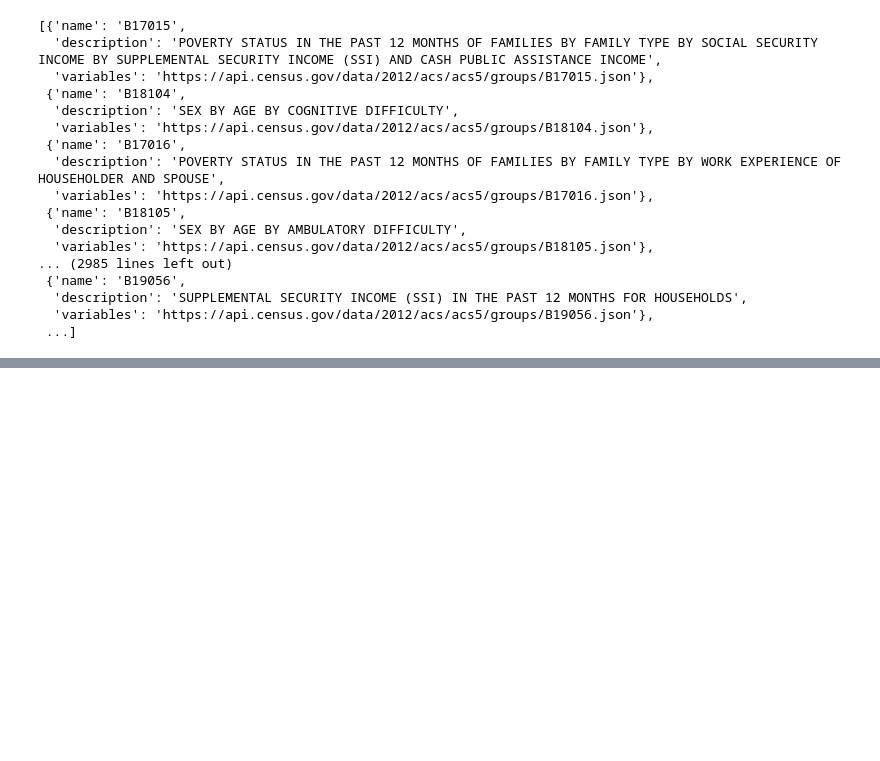
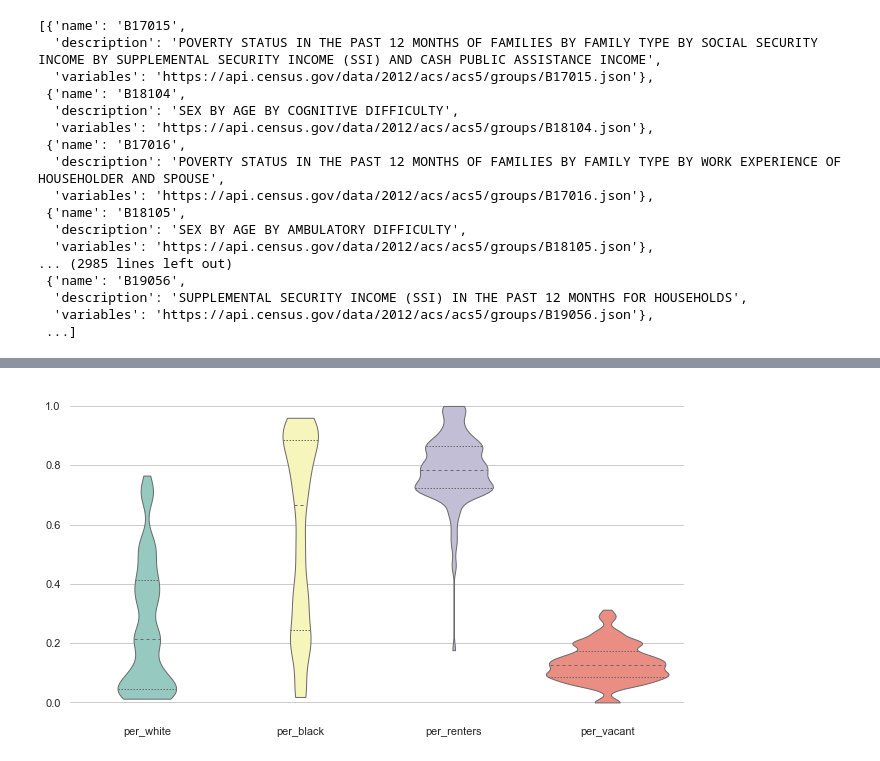
Before and after one commit to CenterForSpatialResearch/investors-NJ, a Jupyter notebook: 05_Cenus_Block_Summary.ipynb, the cells around one changed output, grey strips where cells are left out. Cells and saved outputs as stored; diff of their text form; code cells hidden in the pictures; blank space fills up the shorter version.

```diff
--- a/05_Cenus_Block_Summary.ipynb
+++ b/05_Cenus_Block_Summary.ipynb
@@ -87,0 +605,4 @@ APIKeyError: ' <html>     <head>         <title>Invalid Key</title>     </head>
+# %%
+# joining stats to tracts with morans results files based on geo ids
+morans_hh_census_nogroup = tract_summary.merge(stats2010, how = "left",
+                                            left_on="GEOID",right_on="GEOID").reset_index()
@@ -87,0 +1067,13 @@ APIKeyError: ' <html>     <head>         <title>Invalid Key</title>     </head>
+# %%
+import seaborn as sns
+import matplotlib.pyplot as plt
+sns.set(style="whitegrid")
+
+f, ax = plt.subplots(figsize=(11, 6))
+
+# # Draw a violinplot with a narrower bandwidth than the default
+sns.violinplot(data=morans_hh_census_sub[['per_white','per_black','per_renters', 'per_vacant']],split=True,palette="Set3",  bw=.2, cut=0,linewidth=1,inner="quart")
+# ax.set(ylim=(0, 1))
+sns.despine(left=True, bottom=True)
+# %% [output]
+[figure, added]
```
Also changed, not shown: parts of 50 cells of this notebook.
